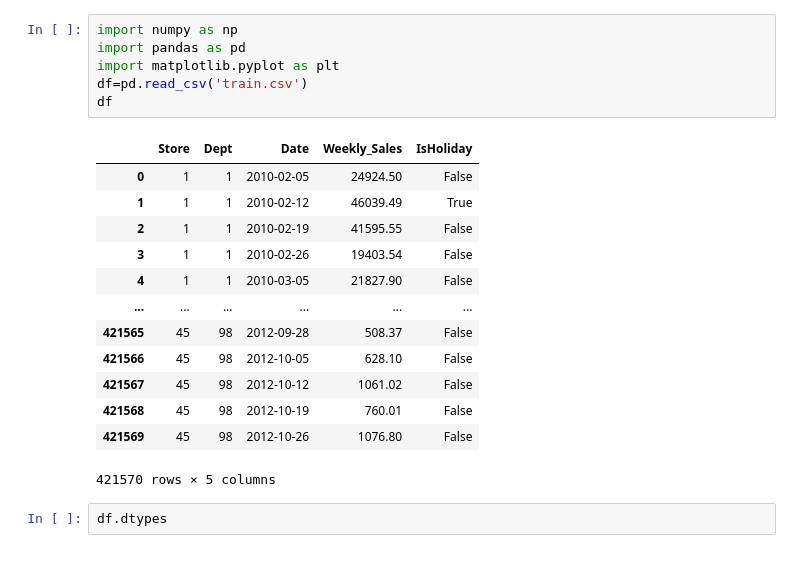
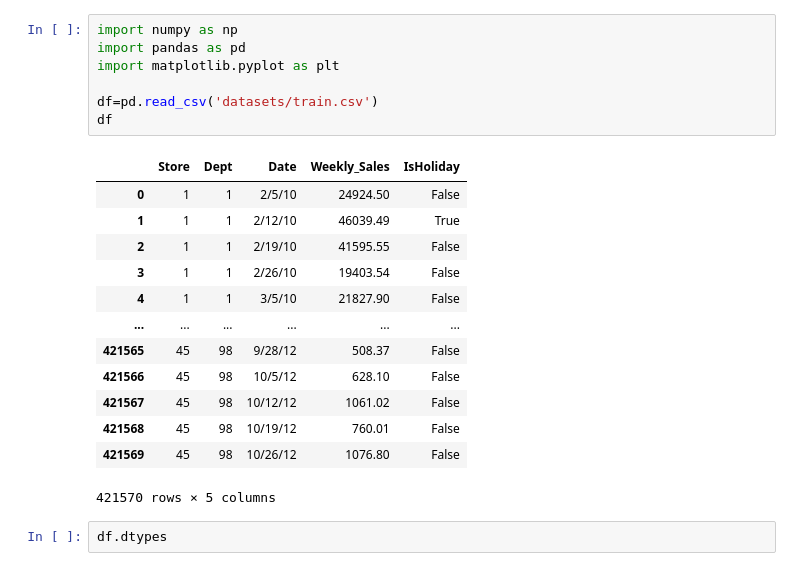
Before and after one commit to maneesh6531/Walmart-Weekly-Sales-Forecasting-using-ML-Models, a Jupyter notebook: Walmart_Sales_Prediction.ipynb, the cells around one changed output. Drawn from its saved outputs; the diff is of its cells as text.

```diff
--- a/Walmart_Sales_Prediction.ipynb
+++ b/Walmart_Sales_Prediction.ipynb
@@ -1,22 +1,23 @@
 # %%
 import numpy as np
 import pandas as pd
 import matplotlib.pyplot as plt
-df=pd.read_csv('train.csv')
+
+df=pd.read_csv('datasets/train.csv')
 df
 # %% [output]
 |  | Store | Dept | Date | Weekly_Sales | IsHoliday |
-| 0 | 1 | 1 | 2010-02-05 | 24924.50 | False |
-| 1 | 1 | 1 | 2010-02-12 | 46039.49 | True |
-| 2 | 1 | 1 | 2010-02-19 | 41595.55 | False |
-| 3 | 1 | 1 | 2010-02-26 | 19403.54 | False |
-| 4 | 1 | 1 | 2010-03-05 | 21827.90 | False |
+| 0 | 1 | 1 | 2/5/10 | 24924.50 | False |
+| 1 | 1 | 1 | 2/12/10 | 46039.49 | True |
+| 2 | 1 | 1 | 2/19/10 | 41595.55 | False |
+| 3 | 1 | 1 | 2/26/10 | 19403.54 | False |
+| 4 | 1 | 1 | 3/5/10 | 21827.90 | False |
 | ... | ... | ... | ... | ... | ... |
-| 421565 | 45 | 98 | 2012-09-28 | 508.37 | False |
-| 421566 | 45 | 98 | 2012-10-05 | 628.10 | False |
-| 421567 | 45 | 98 | 2012-10-12 | 1061.02 | False |
-| 421568 | 45 | 98 | 2012-10-19 | 760.01 | False |
-| 421569 | 45 | 98 | 2012-10-26 | 1076.80 | False |
+| 421565 | 45 | 98 | 9/28/12 | 508.37 | False |
+| 421566 | 45 | 98 | 10/5/12 | 628.10 | False |
+| 421567 | 45 | 98 | 10/12/12 | 1061.02 | False |
+| 421568 | 45 | 98 | 10/19/12 | 760.01 | False |
+| 421569 | 45 | 98 | 10/26/12 | 1076.80 | False |
 421570 rows × 5 columns
 # %%
 df.dtypes
```
Also changed, not shown: parts of 13 cells of this notebook, 1 other file.
